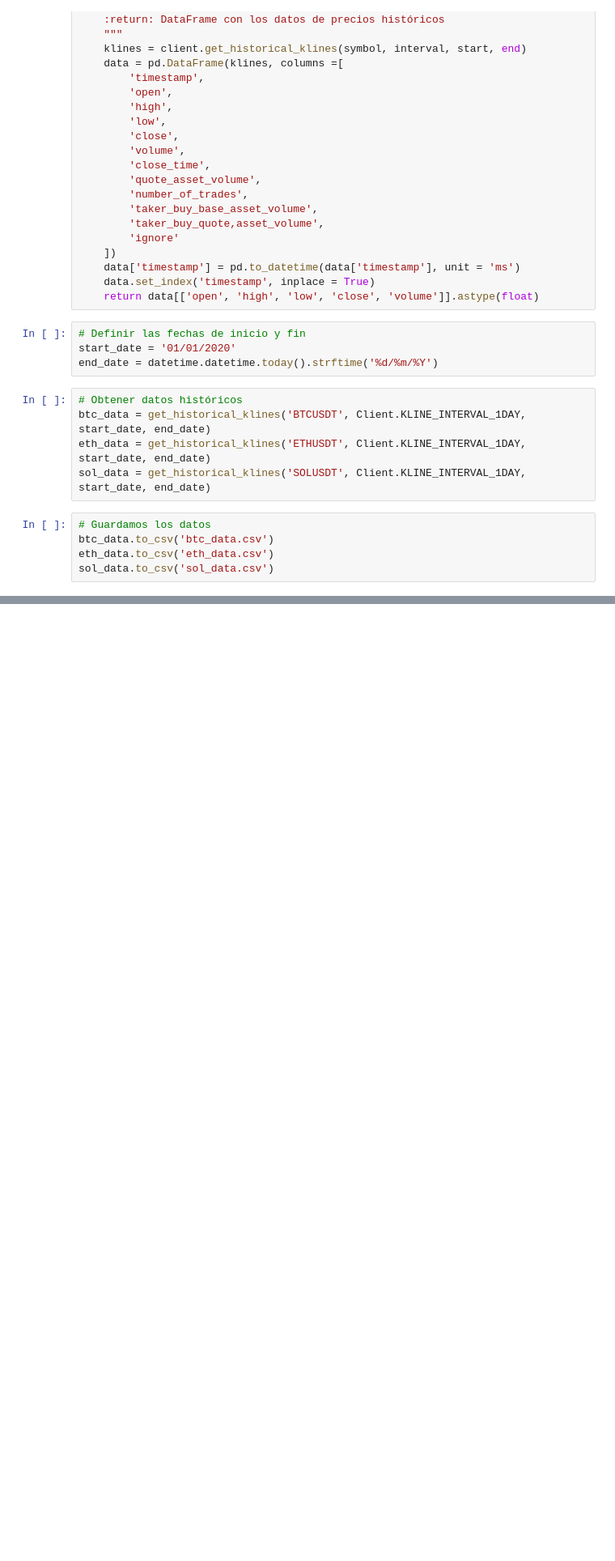
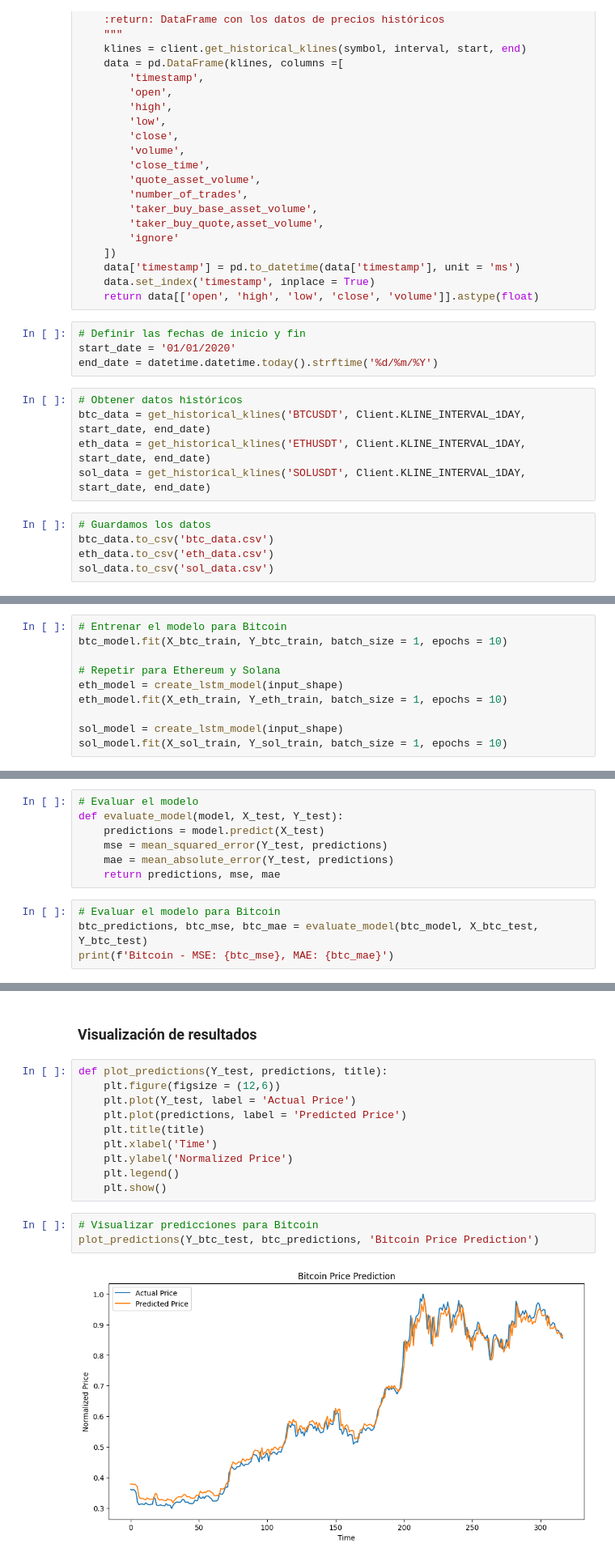
Before and after one commit to Nambu89/Crypto_Price_Prediction, a Jupyter notebook: Prediction.ipynb, the cells around one changed output, grey strips where cells are left out. Shown: that part at 81% size. Cells and saved outputs as stored; diff of their text form; blank space fills up the shorter version.

Commit message:
Price prediction with normalized data are correct

```diff
--- a/Prediction.ipynb
+++ b/Prediction.ipynb
@@ -64,0 +197,10 @@ sol_data.to_csv('sol_data.csv')
+# %%
+# Entrenar el modelo para Bitcoin
+btc_model.fit(X_btc_train, Y_btc_train, batch_size = 1, epochs = 10)
+
+# Repetir para Ethereum y Solana
+eth_model = create_lstm_model(input_shape)
+eth_model.fit(X_eth_train, Y_eth_train, batch_size = 1, epochs = 10)
+
+sol_model = create_lstm_model(input_shape)
+sol_model.fit(X_sol_train, Y_sol_train, batch_size = 1, epochs = 10)
@@ -64,0 +243,11 @@ sol_data.to_csv('sol_data.csv')
+# %%
+# Evaluar el modelo
+def evaluate_model(model, X_test, Y_test):
+    predictions = model.predict(X_test)
+    mse = mean_squared_error(Y_test, predictions)
+    mae = mean_absolute_error(Y_test, predictions)
+    return predictions, mse, mae
+# %%
+# Evaluar el modelo para Bitcoin
+btc_predictions, btc_mse, btc_mae = evaluate_model(btc_model, X_btc_test, Y_btc_test)
+print(f'Bitcoin - MSE: {btc_mse}, MAE: {btc_mae}')
@@ -64,0 +271,17 @@ sol_data.to_csv('sol_data.csv')
+# %% [markdown]
+### Visualización de resultados
+# %%
+def plot_predictions(Y_test, predictions, title):
+    plt.figure(figsize = (12,6))
+    plt.plot(Y_test, label = 'Actual Price')
+    plt.plot(predictions, label = 'Predicted Price')
+    plt.title(title)
+    plt.xlabel('Time')
+    plt.ylabel('Normalized Price')
+    plt.legend()
+    plt.show()
+# %%
+# Visualizar predicciones para Bitcoin
+plot_predictions(Y_btc_test, btc_predictions, 'Bitcoin Price Prediction')
+# %% [output]
+[figure, added]
```
Also changed, not shown: parts of 28 cells of this notebook, 3 other files.
